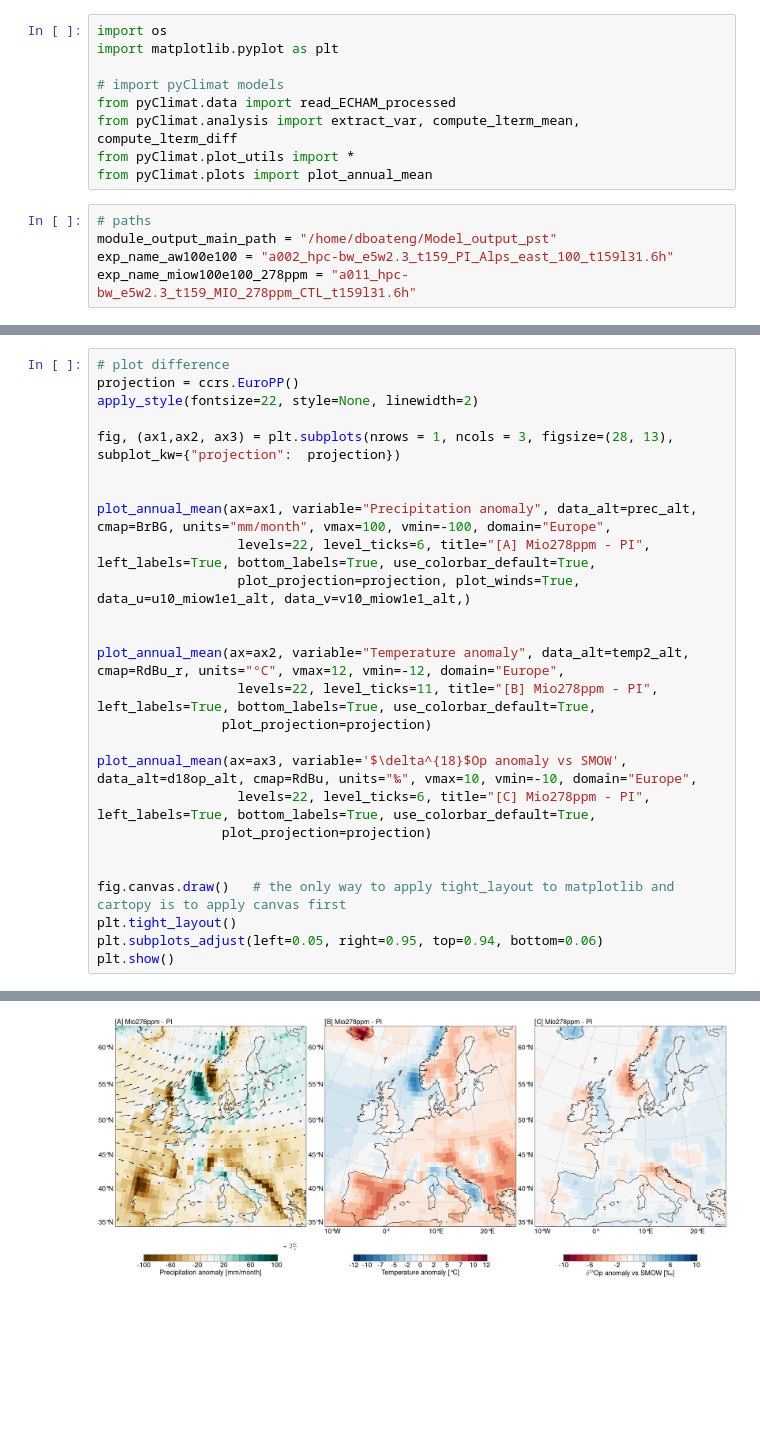
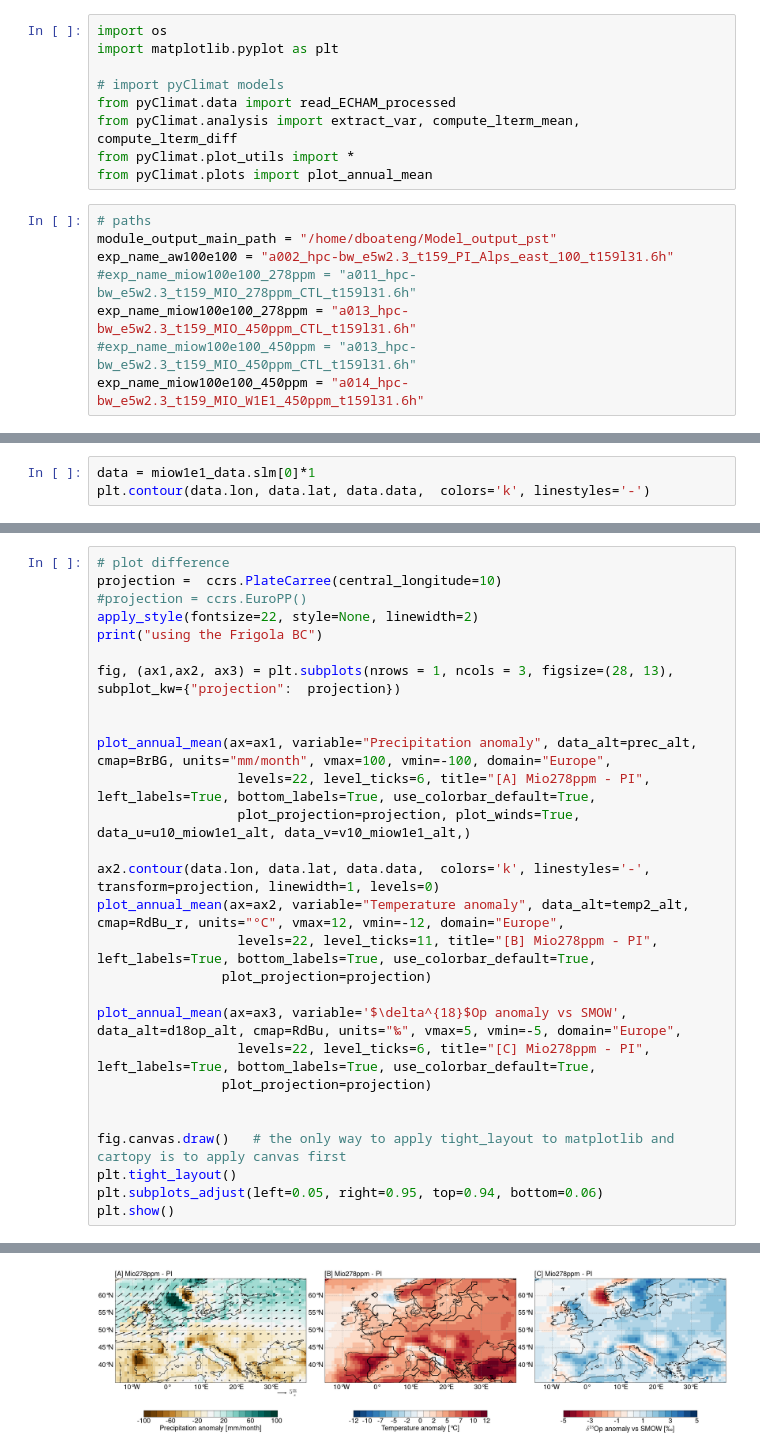
Before and after one commit to Dan-Boat/pyClimat, a Jupyter notebook: examples/Alps/Miocene/plot_anomaly.ipynb, the cells around one changed output, grey strips where cells are left out. Cells and saved outputs as stored; diff of their text form; blank space fills up the shorter version.

```diff
--- a/examples/Alps/Miocene/plot_anomaly.ipynb
+++ b/examples/Alps/Miocene/plot_anomaly.ipynb
@@ -11,7 +11,10 @@ from pyClimat.plots import plot_annual_mean
 # paths
 module_output_main_path = "/home/dboateng/Model_output_pst"
 exp_name_aw100e100 = "a002_hpc-bw_e5w2.3_t159_PI_Alps_east_100_t159l31.6h"
-exp_name_miow100e100_278ppm = "a011_hpc-bw_e5w2.3_t159_MIO_278ppm_CTL_t159l31.6h"
+#exp_name_miow100e100_278ppm = "a011_hpc-bw_e5w2.3_t159_MIO_278ppm_CTL_t159l31.6h"
+exp_name_miow100e100_278ppm = "a013_hpc-bw_e5w2.3_t159_MIO_450ppm_CTL_t159l31.6h"
+#exp_name_miow100e100_450ppm = "a013_hpc-bw_e5w2.3_t159_MIO_450ppm_CTL_t159l31.6h"
+exp_name_miow100e100_450ppm = "a014_hpc-bw_e5w2.3_t159_MIO_W1E1_450ppm_t159l31.6h"
 # %%
 # read dataset
 # for supplementary (same but for annual)
@@ -26,0 +44,3 @@ miow1e1_data, miow1e1_wiso = read_ECHAM_processed(main_path=module_output_main_p
+# %%
+data = miow1e1_data.slm[0]*1
+plt.contour(data.lon, data.lat, data.data,  colors='k', linestyles='-')
@@ -108,7 +157,9 @@ The output would not be save on directory
 # %%
 # plot difference
-projection = ccrs.EuroPP()
+projection =  ccrs.PlateCarree(central_longitude=10)
+#projection = ccrs.EuroPP()
 apply_style(fontsize=22, style=None, linewidth=2)
+print("using the Frigola BC")
 
 fig, (ax1,ax2, ax3) = plt.subplots(nrows = 1, ncols = 3, figsize=(28, 13), subplot_kw={"projection":  projection})
 
@@ -117,12 +168,12 @@ plot_annual_mean(ax=ax1, variable="Precipitation anomaly", data_alt=prec_alt, cm
                   levels=22, level_ticks=6, title="[A] Mio278ppm - PI", left_labels=True, bottom_labels=True, use_colorbar_default=True,
                   plot_projection=projection, plot_winds=True, data_u=u10_miow1e1_alt, data_v=v10_miow1e1_alt,)
 
-
+ax2.contour(data.lon, data.lat, data.data,  colors='k', linestyles='-', transform=projection, linewidth=1, levels=0)
 plot_annual_mean(ax=ax2, variable="Temperature anomaly", data_alt=temp2_alt, cmap=RdBu_r, units="°C", vmax=12, vmin=-12, domain="Europe",
                   levels=22, level_ticks=11, title="[B] Mio278ppm - PI", left_labels=True, bottom_labels=True, use_colorbar_default=True,
                 plot_projection=projection)
 
-plot_annual_mean(ax=ax3, variable='$\delta^{18}$Op anomaly vs SMOW', data_alt=d18op_alt, cmap=RdBu, units="‰", vmax=10, vmin=-10, domain="Europe",
+plot_annual_mean(ax=ax3, variable='$\delta^{18}$Op anomaly vs SMOW', data_alt=d18op_alt, cmap=RdBu, units="‰", vmax=5, vmin=-5, domain="Europe",
                   levels=22, level_ticks=6, title="[C] Mio278ppm - PI", left_labels=True, bottom_labels=True, use_colorbar_default=True,
                 plot_projection=projection)
 
@@ -138 +190 @@ The output would not be save on directory
-[figure, old version]
+[figure, new version]
```
Also changed, not shown: parts of 11 cells of this notebook, 1 other file.
